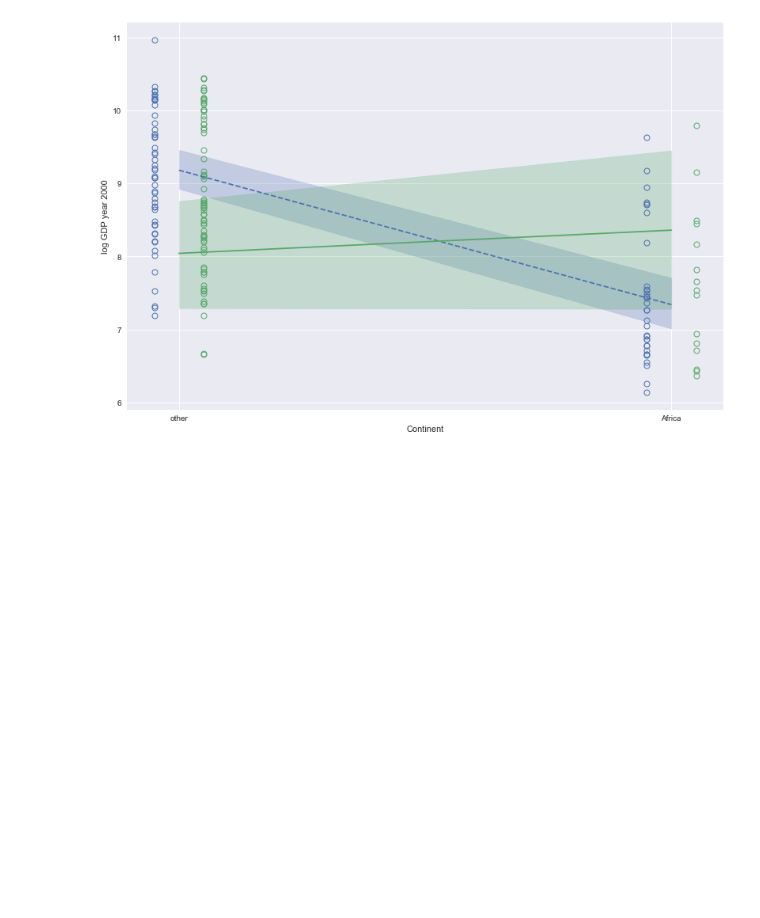
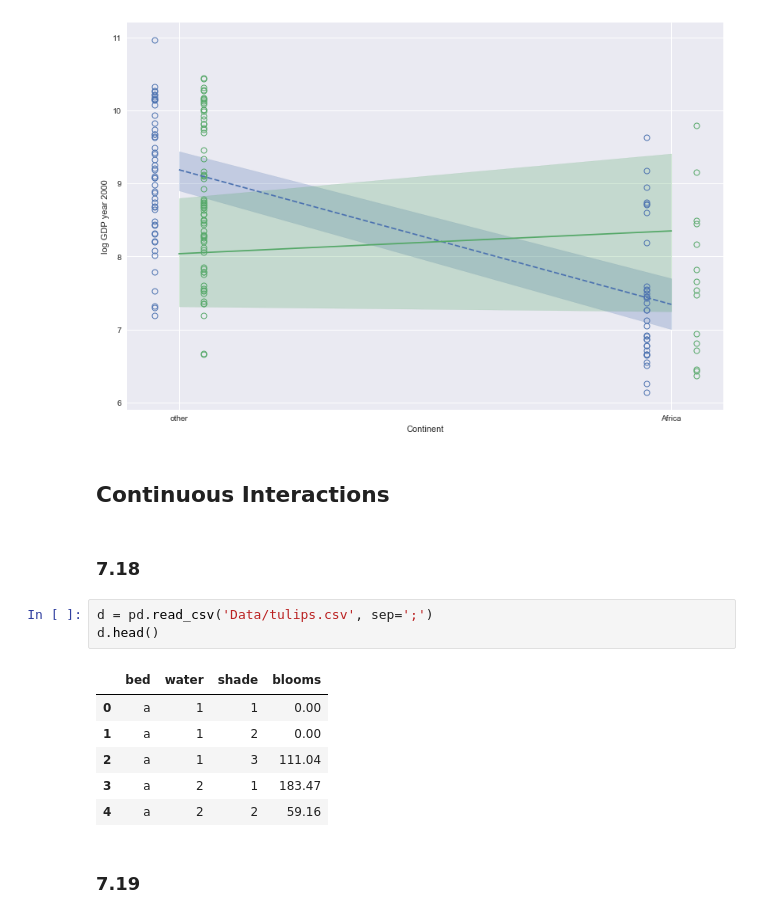
Before and after one commit to grinnbearit/statistical_rethinking, a Jupyter notebook: chapter_7.ipynb, the cells around one changed output. Saved outputs shown, nothing was run; the diff lists cells and outputs as text; blank space fills up the shorter version.

```diff
--- a/chapter_7.ipynb
+++ b/chapter_7.ipynb
@@ -318,3 +318,19 @@ ax.set_xticks([0, 1])
 ax.set_xticklabels(["other", "Africa"]);
 # %% [output]
 [figure]
+# %% [markdown]
+## Continuous Interactions
+# %% [markdown]
+### 7.18
+# %%
+d = pd.read_csv('Data/tulips.csv', sep=';')
+d.head()
+# %% [output]
+|  | bed | water | shade | blooms |
+| 0 | a | 1 | 1 | 0.00 |
+| 1 | a | 1 | 2 | 0.00 |
+| 2 | a | 1 | 3 | 111.04 |
+| 3 | a | 2 | 1 | 183.47 |
+| 4 | a | 2 | 2 | 59.16 |
+# %% [markdown]
+### 7.19
```
Also changed, not shown: parts of 27 cells of this notebook, 1 other file.
